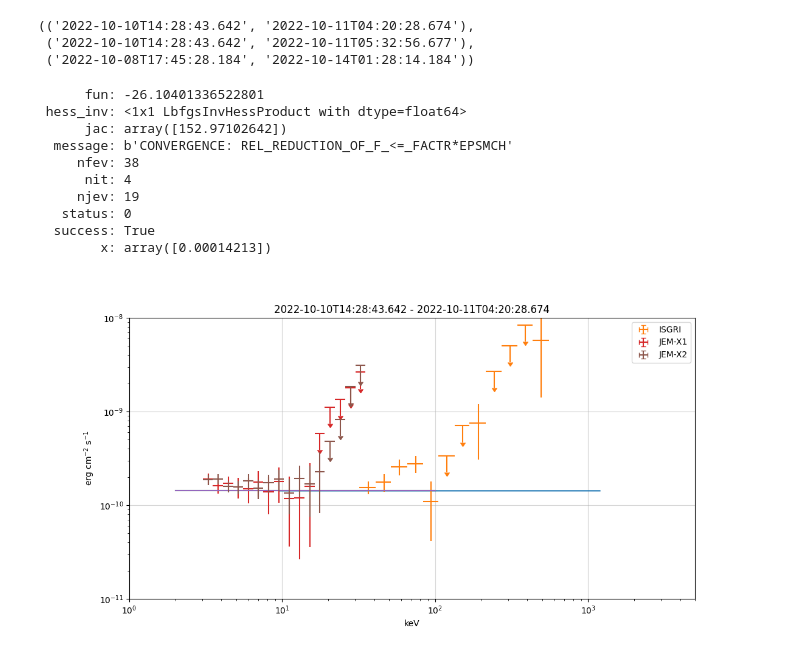
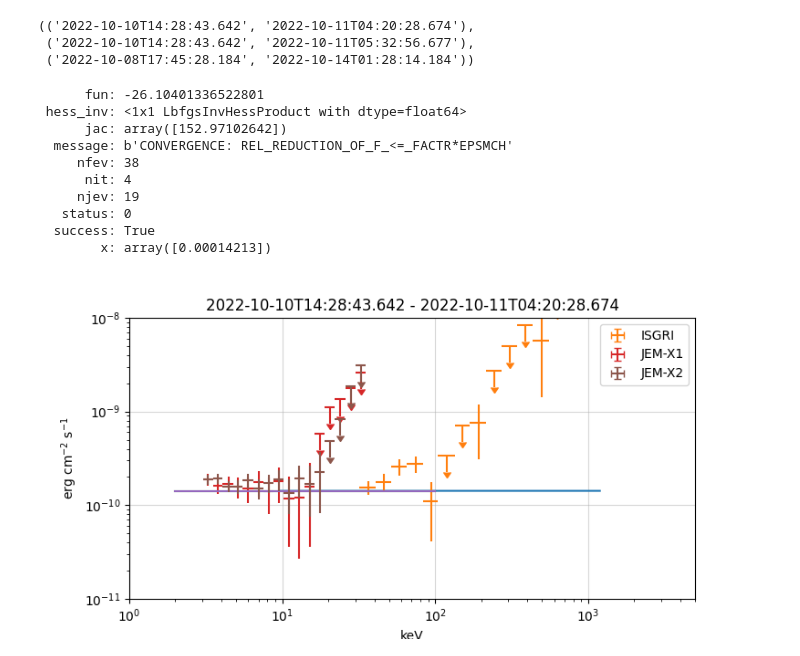
Before and after one commit to volodymyrss/grb221009, a Jupyter notebook: spectrum.ipynb, the cells around one changed output. Saved outputs shown, nothing was run; the diff lists cells and outputs as text; code cells hidden in the pictures.

```diff
--- a/spectrum.ipynb
+++ b/spectrum.ipynb
@@ -188,7 +188,7 @@ ogip.tools.convolve(fitted_model, jmx1_rmf, jmx1_arf)
 
 for unfolded in True, False:
 # for unfolded in False,:
-    f = plt.figure(figsize=(12, 6))
+    f = plt.figure(figsize=(8, 4))
 # for unfolded in False, :
     e_power = 2 if unfolded else 0
 
@@ -228,31 +228,31 @@ for unfolded in True, False:
     plt.grid(alpha=0.5)
 
     # plt.title(f"{focus_obs_name} {spec2isot12(jmx1_pha)}\n {spec2isot12(isgri_pha)} {fit_result.x} {fitted_model}")
     t1, t2 = spec2isot12(jmx1_pha)
     plt.title(f"{t1} - {t2}")
 
     plt.legend()
 
 
     fn_png = f"spec_afterglow_counts_{'un' if unfolded else ''}folded.png"
     plt.savefig(fn_png.replace(".png", ".pdf"))
     plt.savefig(fn_png)
 
 from IPython.display import Image
 Image("spec_afterglow_counts_unfolded.png")
 # Image("spec_afterglow_counts_folded.png")
 
     # TODO: add in grey other data
     # TODO: plot by period
 # %% [output]
       fun: -26.10401336522801
  hess_inv: <1x1 LbfgsInvHessProduct with dtype=float64>
       jac: array([152.97102642])
   message: b'CONVERGENCE: REL_REDUCTION_OF_F_<=_FACTR*EPSMCH'
      nfev: 38
       nit: 4
      njev: 19
    status: 0
   success: True
         x: array([0.00014213])
-[figure, old version]
+[figure, new version]
```
Also changed, not shown: parts of 3 cells of this notebook, 5 other files.
